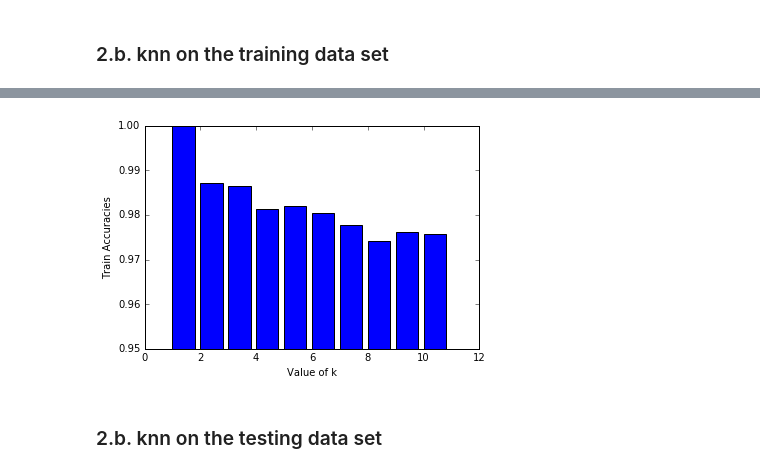
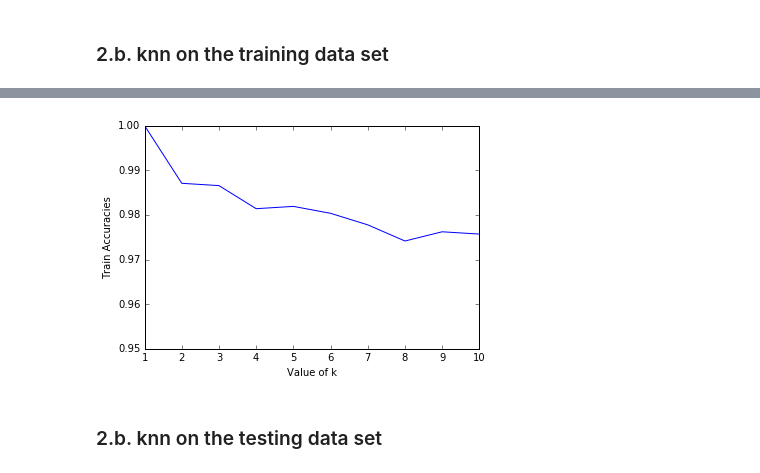
Before and after one commit to rsibi/Machine-Learning, a Jupyter notebook: KNN and Naive Bayes.ipynb, the cells around one changed output, grey strips where cells are left out. Cells and saved outputs as stored; diff of their text form; code cells hidden in the pictures.

```diff
--- a/KNN and Naive Bayes.ipynb
+++ b/KNN and Naive Bayes.ipynb
@@ -130,13 +130,13 @@ Wall time: 1min 17s
 # %%
 #print("Mean accuracy : {}".format(np.mean(train_accuracies)))
 # %%
-plt.bar(range(1,11),train_accuracies)
+plt.plot(range(1,11),train_accuracies)
 plt.ylim(0.95,1)
 plt.ylabel("Train Accuracies")
 plt.xlabel("Value of k")
 plt.show()
 # %% [output]
-[figure, old version]
+[figure, new version]
 # %% [markdown]
 ### 2.b. knn on the testing data set
 # %%
```
Also changed, not shown: parts of 14 cells of this notebook.
